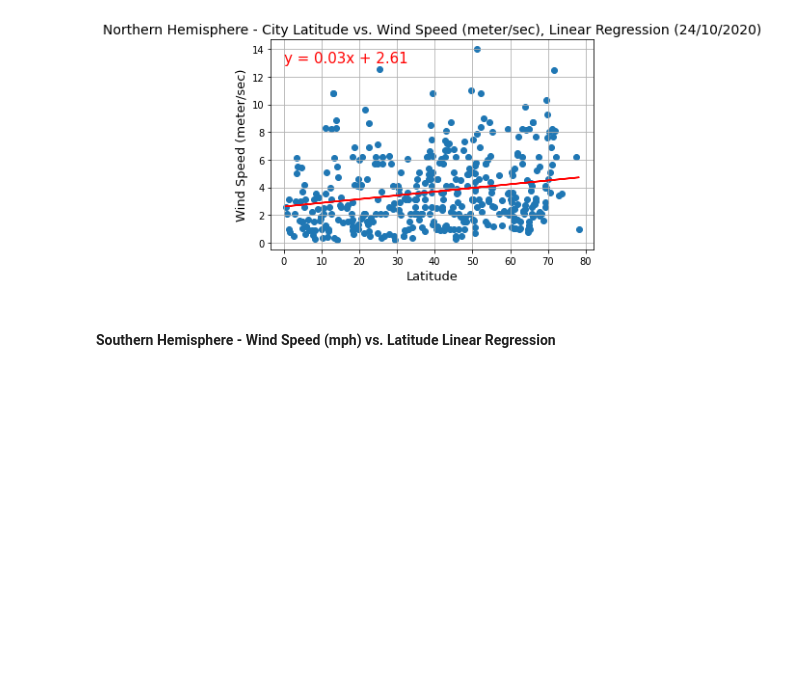
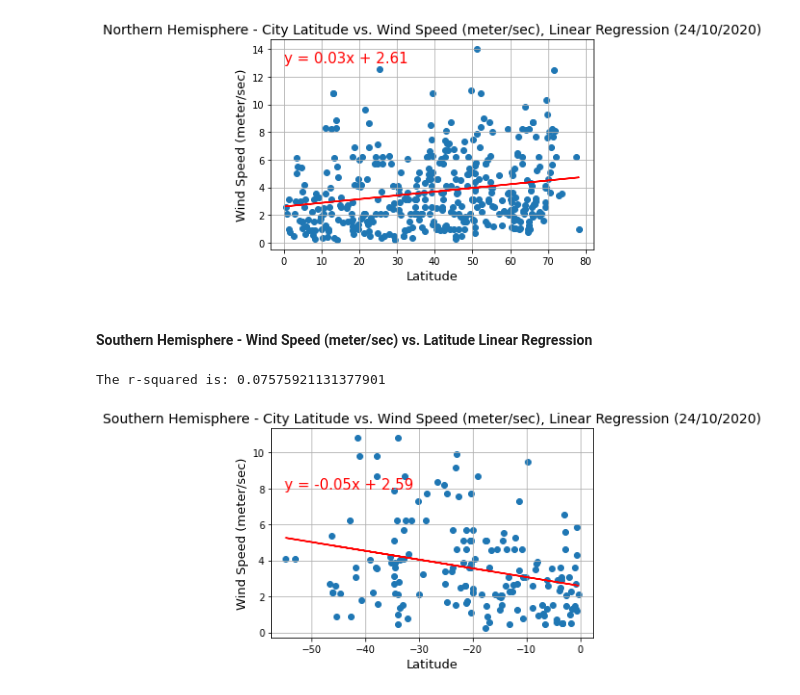
Before and after one commit to trezeget-1/Equator-Weather-Research, a Jupyter notebook: Instructions/starter_code/WeatherPy.ipynb, the cells around one changed output. Saved outputs shown, nothing was run; the diff lists cells and outputs as text; code cells hidden in the pictures; blank space fills up the shorter version.

```diff
--- a/Instructions/starter_code/WeatherPy.ipynb
+++ b/Instructions/starter_code/WeatherPy.ipynb
@@ -524,4 +524,31 @@ plt.show()
 The r-squared is: 0.045583736593702136
 [figure]
 # %% [markdown]
-####  Southern Hemisphere - Wind Speed (mph) vs. Latitude Linear Regression
+####  Southern Hemisphere - Wind Speed (meter/sec) vs. Latitude Linear Regression
+# %%
+x_values=southern_hemisphere_cities["Lat"]
+y_values=southern_hemisphere_cities["Wind Speed"]
+title="Southern Hemisphere - City Latitude vs. Wind Speed (meter/sec), Linear Regression (24/10/2020)"
+
+plt.scatter(x_values,y_values)
+plt.title(title, fontsize=14)
+plt.xlabel("Latitude", fontsize=13)
+plt.ylabel("Wind Speed (meter/sec)", fontsize=13)
+plt.grid()
+plt.savefig(os.path.join(path,r"Southern Hemisphere - Wind Speed -meterxsec- vs. Latitude Linear Regression.png"))
+
+(slope, intercept, rvalue, pvalue, stderr) = linregress(x_values, y_values)
+regress_values = x_values * slope + intercept
+line_eq = "y = " + str(round(slope,2)) + "x + " + str(round(intercept,2))
+
+# Linear Regression Plot
+
+plt.plot(x_values,regress_values,"r-")
+plt.annotate(line_eq,(-55,8),fontsize=15,color="red")
+
+print(f"The r-squared is: {rvalue**2}")
+
+plt.show()
+# %% [output]
+The r-squared is: 0.07575921131377901
+[figure, added]
```
Also changed, not shown: 1 other file.
